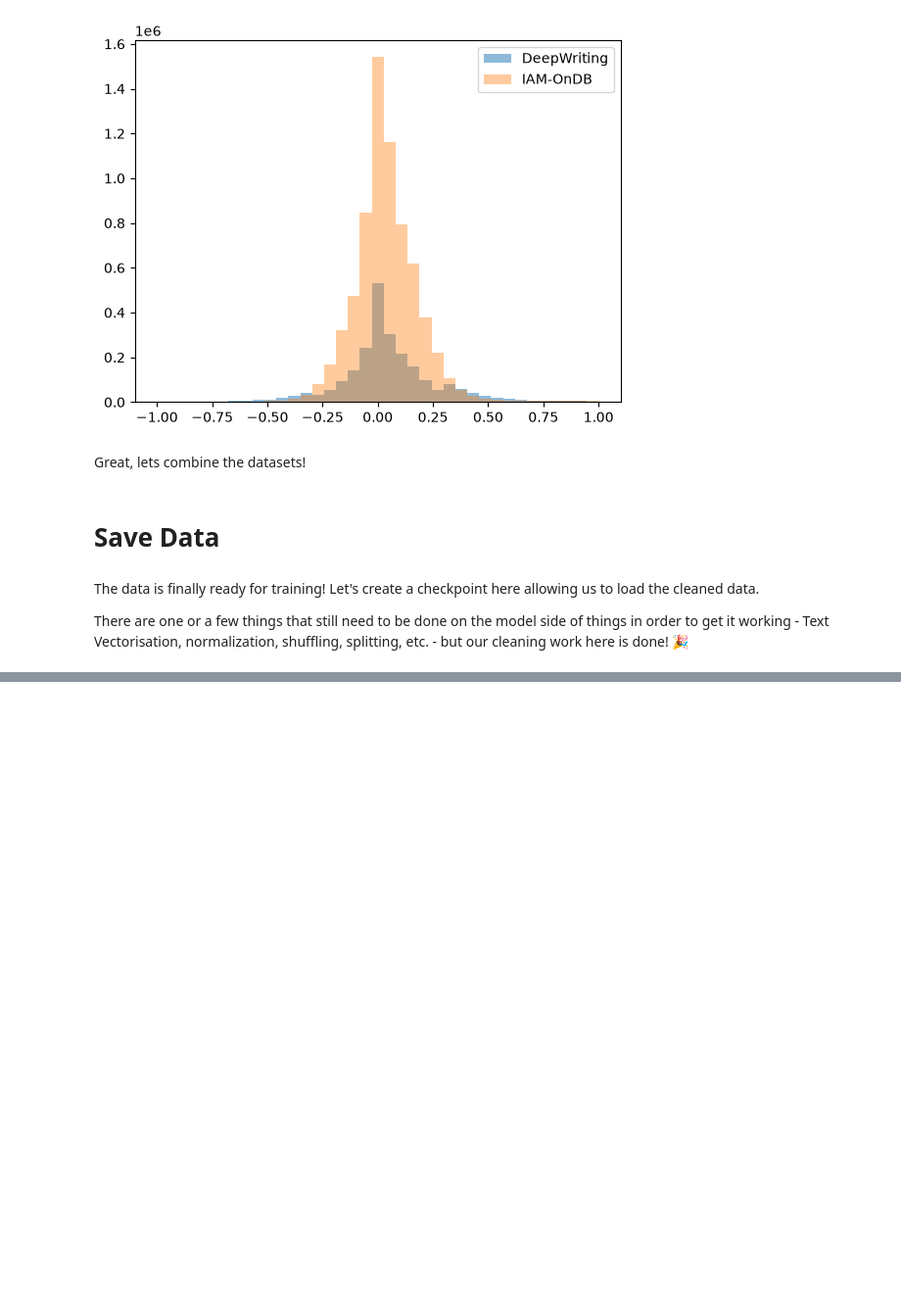
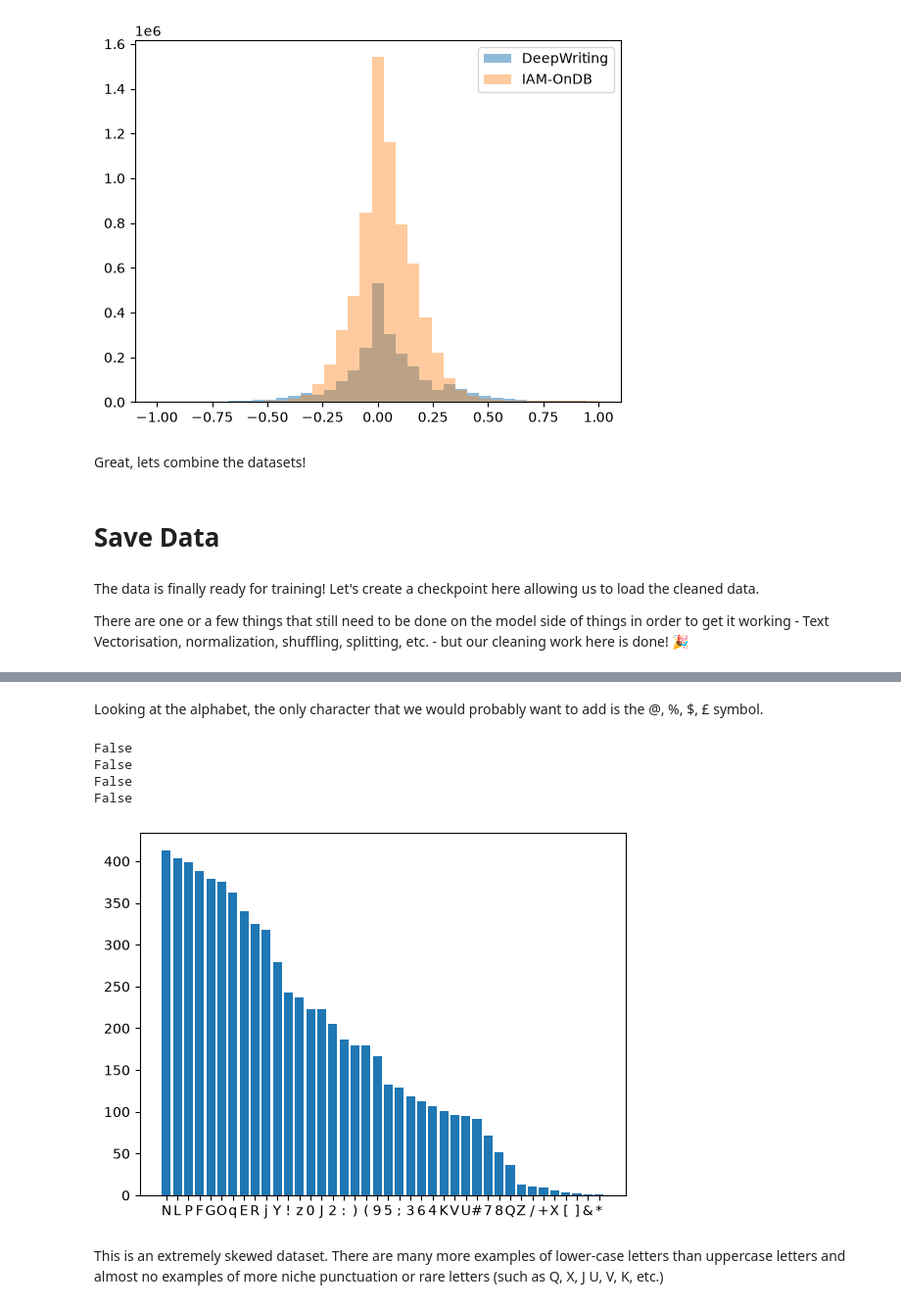
Before and after one commit to jda5/handwriting-synthesis, a Jupyter notebook: notebooks/03-combine-data.ipynb, the cells around one changed output, grey strips where cells are left out. Shown at 98% size. Cells and saved outputs as stored; diff of their text form; code cells hidden in the pictures; blank space fills up the shorter version.

```diff
--- a/notebooks/03-combine-data.ipynb
+++ b/notebooks/03-combine-data.ipynb
@@ -781,0 +788,43 @@ with open(SAVE_DIR / "texts.json", 'w', encoding='utf-8') as f:
+# %%
+alphabet = set()
+counts = Counter()
+
+for text in combined_texts:
+    counts.update(text)
+    alphabet.update(text)
+# %% [markdown]
+Looking at the alphabet, the only character that we would probably want to add is the @, %, $, £ symbol.
+# %%
+print("@" in alphabet)
+print("£" in alphabet)
+print("%" in alphabet)
+print("$" in alphabet)
+# %% [output]
+False
+False
+False
+False
+# %%
+# Let's remove the space from the counts for now
+counts.pop(' ', None)
+# %%
+bars = list(counts.items())
+bars.sort(key=lambda x: x[1], reverse=True)
+
+heights = []
+ticks = []
+
+for bar in bars[int(len(bars) * 0.5):]:
+    tick, height = bar
+    heights.append(height)
+    ticks.append(tick)
+
+
+plt.bar(range(len(ticks)), heights, align='center')
+plt.xticks(range(len(ticks)), ticks)
+
+plt.show()
+# %% [output]
+[figure, added]
+# %% [markdown]
+This is an extremely skewed dataset. There are many more examples of lower-case letters than uppercase letters and almost no examples of more niche punctuation or rare letters (such as Q, X, J U, V, K, etc.)
```
Also changed, not shown: parts of 3 cells of this notebook, 2 other files.
